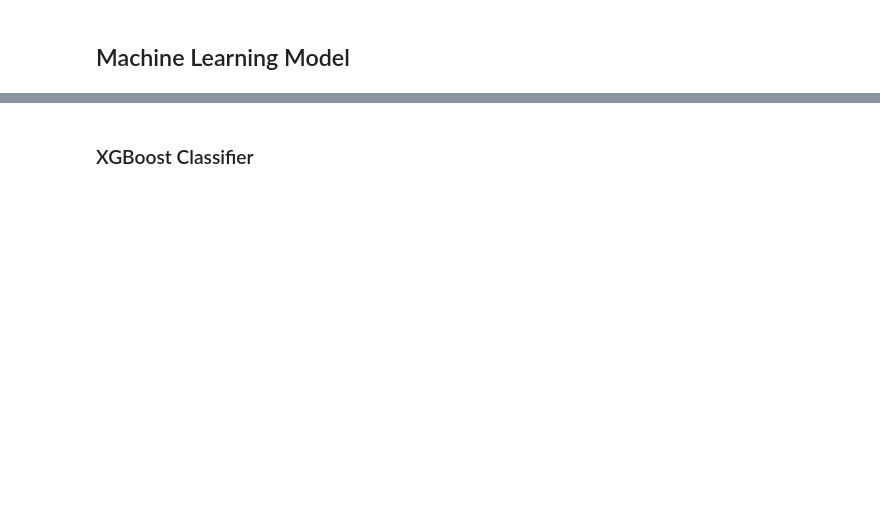
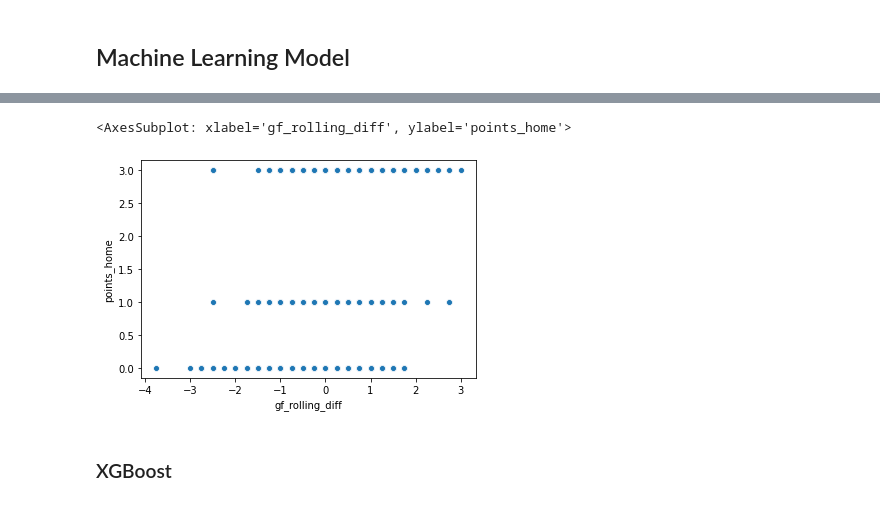
Before and after one commit to ijwatson98/EPL-Match-Predictor, a Jupyter notebook: EPL_match_predictor.ipynb, the cells around one changed output, grey strips where cells are left out. Cells and saved outputs as stored; diff of their text form; code cells hidden in the pictures; blank space fills up the shorter version.

Commit message:
xgboost regression model added

```diff
--- a/EPL_match_predictor.ipynb
+++ b/EPL_match_predictor.ipynb
@@ -231,5 +261,5 @@ Name: points_home, dtype: float64
 # %% [markdown]
 ## Machine Learning Model
 # %%
-train = grp_matches[grp_matches["date"] < "2022-01-01"]
+train = final_df[final_df["date"] < "2022-01-01"].select_dtypes(['number'])
 # %%
@@ -237,2 +266,0 @@ test = grp_matches[grp_matches["date"] > "2022-01-01"]
-# %%
-train = train[['venue_code', 'opp_code', 'team_code', 'hour', 'day_code', 'points_rolling', 'gf_rolling', 'ga_rolling', 'sh_rolling', 'sot_rolling', 'dist_rolling', 'fk_rolling', 'pk_rolling', 'pkatt_rolling', 'W', 'D', 'L']].dropna()
@@ -243,3 +276,3 @@ train[train["team_code"]==0].head()
 # %%
-X_train = train.iloc[:,:-3]
-y_train = train.iloc[:,-3:]
+X_train = train.drop("points_home", axis=1)
+y_train = train["points_home"]
@@ -251,8 +297,0 @@ y_test = test.iloc[:,-3:]
-# %%
-from sklearn.ensemble import RandomForestClassifier
-
-model = RandomForestClassifier(random_state=42)
-
-model.fit(X_train, y_train)
-
-y_pred = model.predict(X_test)
@@ -331,4 +300,9 @@ rf_model.predict
+# %%
+sns.scatterplot(X_train.loc[:,"gf_rolling_diff"], y_train)
+# %% [output]
+<AxesSubplot: xlabel='gf_rolling_diff', ylabel='points_home'>
+[figure, added]
 # %% [markdown]
-### XGBoost Classifier
+### XGBoost
 # %%
 import xgboost as xgb
```
Also changed, not shown: parts of 46 cells of this notebook.
